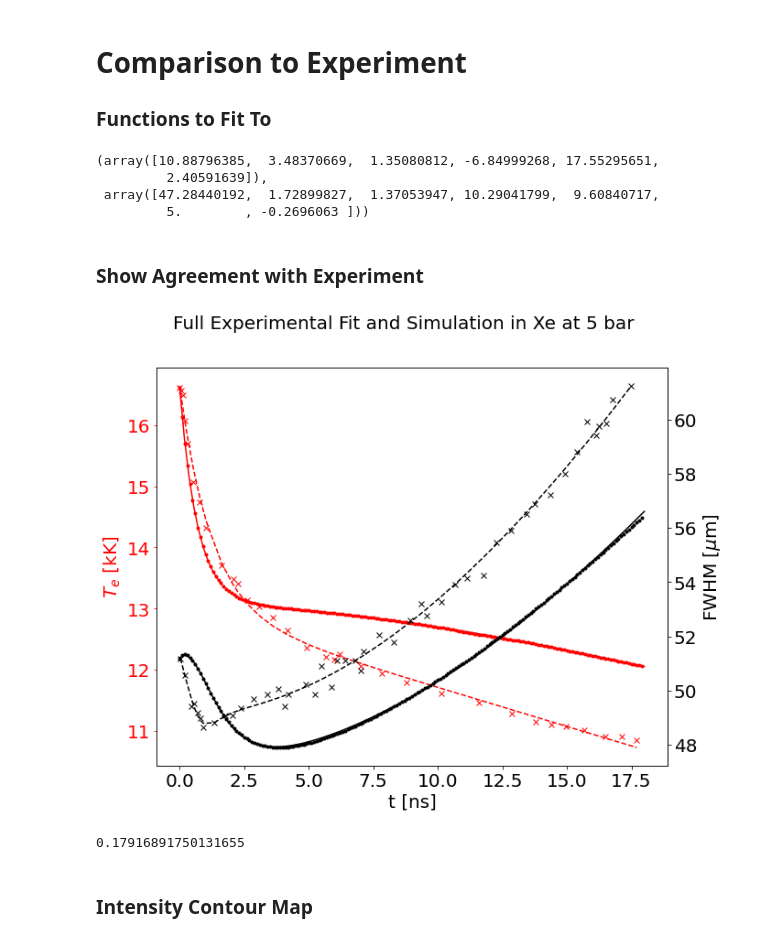
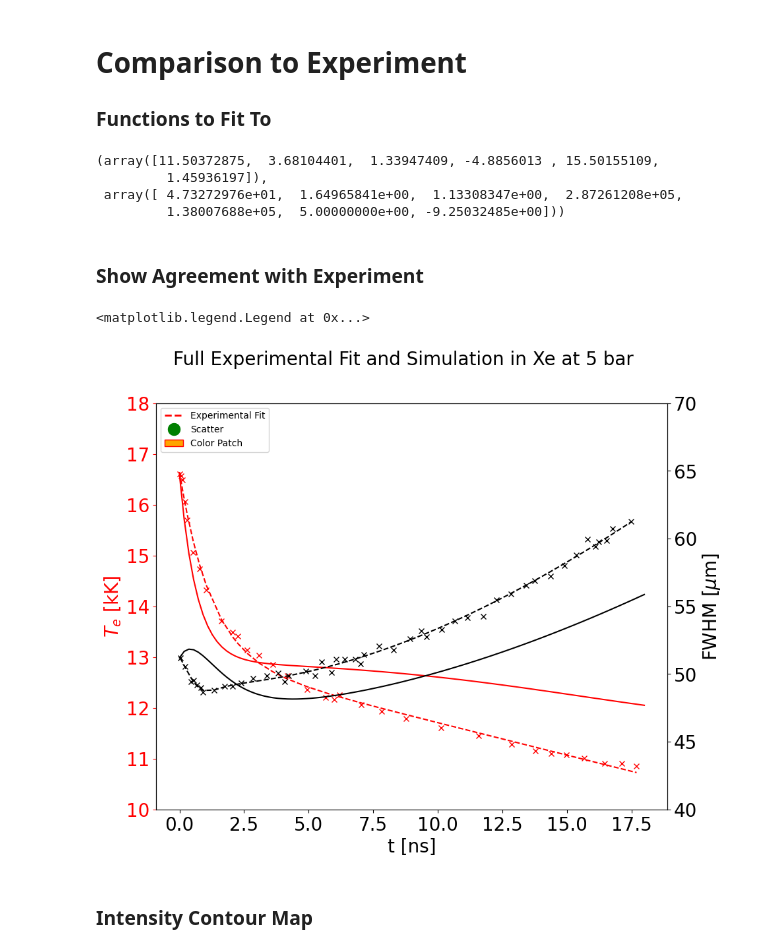
Before and after one commit to MurilloGroupMSU/Two-Temperature-Model, a Jupyter notebook: Xenon_Hydro_with_Absorption.ipynb, the cells around one changed output. Cells and saved outputs as stored; diff of their text form; code cells hidden in the pictures.

```diff
--- a/Xenon_Hydro_with_Absorption.ipynb
+++ b/Xenon_Hydro_with_Absorption.ipynb
@@ -72,7 +72,7 @@ with warnings.catch_warnings():
             exp = Measurements(Z, A, ttm.grid.r, ttm.n_e, ttm.n_i, ttm.Te, ttm.Ti, R_max = 100e-6, Nx =100, Nz=100)
             return Te_exp - exp.Te_fit, FWHM_exp - exp.FWHM
 #         sol = root(find_exp_params, (Te_exp, 2*FWHM_exp))
-        sol = root(find_exp_params, (0.9*Te_exp, 110e-6))
+        sol = root(find_exp_params, (1.15*Te_exp, 102.4e-6))
         return sol
 
     initial_conditions = fit_initial_condition(Xe_data['T[kK]'][0]*1e3, Xe_FWHM_data['FWHM[μm]'][0]/1e6,**model_kwargs)
@@ -81,7 +81,7 @@ print(initial_conditions)
 Te_initial, gaussian_FWHM = initial_conditions.x
 Xenon = Experiment(grid, n0, Z, A, Te_initial, gaussian_FWHM, **model_kwargs)
 
-ttm = HydroModel(Xenon, model = model_kwargs["model"])
+ttm = HydroModel(Xenon, model = model_kwargs["model"], electron_model='equilibrium')
 
 # Print Setup
 initial_setup = Measurements(Z, A, ttm.grid.r, ttm.n_e, ttm.n_i, ttm.Te, ttm.Ti, R_max = 200e-6, Nx =200, Nz=100)
@@ -175,7 +209,7 @@ plot_temp_profiles(ttm, ax = ax[0], title='JT', normalized=False, plot_times=Non
 # %%
 %%time
 FWHM_list = []
-FWHM_indices = list(range(len(ttm.t_saved_list) ))[::10]
+FWHM_indices = list(range(len(ttm.t_saved_list) ))[::1]
 FWHM_t_list = []
 Te_fit_list = []
 Intensity_list = []
@@ -217,13 +251,16 @@ Te_sim_vals = curve_fit(T_fit_form, np.array(FWHM_t_list)*1e9,np.array(Te_fit_li
 
 Te_sim_vals, FWHM_sim_vals
 # %% [output]
-(array([10.88796385,  3.48370669,  1.35080812, -6.84999268, 17.55295651,
-         2.40591639]),
- array([47.28440192,  1.72899827,  1.37053947, 10.29041799,  9.60840717,
-         5.        , -0.2696063 ]))
+(array([11.50372875,  3.68104401,  1.33947409, -4.8856013 , 15.50155109,
+         1.45936197]),
+ array([ 4.73272976e+01,  1.64965841e+00,  1.13308347e+00,  2.87261208e+05,
+         1.38007688e+05,  5.00000000e+00, -9.25032485e+00]))
 # %% [markdown]
 ### Show Agreement with Experiment
 # %%
+from matplotlib.lines import Line2D
+from matplotlib.patches import Patch
+
 fig, ax = plt.subplots(figsize=(10,8), facecolor='white')
 fig.suptitle("Full Experimental Fit and Simulation in Xe at 5 bar", fontsize=20)
 
@@ -234,43 +271,49 @@ dense_t_list = np.linspace(0,18,num=100)
 ax.plot(Xe_data['t[ns]'], Texp_fit_form(Xe_data['t[ns]'],*Te_vals), 'r--', label='Experiment Data')
 ax.plot(Xe_data['t[ns]'], Xe_data['T[kK]'], 'rx', label='Experiment Data')
 # Simulation and Fit
-ax.plot(np.array(FWHM_t_list)*1e9, np.array(Te_fit_list)/1e3,'r.')
+# ax.plot(np.array(FWHM_t_list)*1e9, np.array(Te_fit_list)/1e3,'r.')
 ax.plot(dense_t_list, T_fit_form(dense_t_list,*Te_sim_vals),'r-')
 # Extra
 # ax.plot(np.array(FWHM_t_list)*1e9, T_fit_form(np.array(FWHM_t_list)*1e9,*Te_sim_vals),'r-')
 # ax.plot(np.array(FWHM_t_list)*1e9, np.array(Te_fit_list)/1e3,'.', color='r', )
 
 
 ax.set_ylabel(r'$T_e$ [kK]', fontsize=20, color='r')
 ax.set_xlabel('t [ns]', fontsize=20)
 # ax.set_xlim(0,12)
 
 # ax.set_ylim(40,60)
 ax.tick_params(labelsize=20)
 ax.tick_params(axis='y',color='r', labelcolor='r')
 
 ax2 = ax.twinx()
 # Plot FWHM
 #Data and fit
 ax2.plot(Xe_FWHM_data['t[ns]'], Xe_FWHM_data['FWHM[μm]'], 'kx', label='Experiment Data')
 ax2.plot(Xe_FWHM_data['t[ns]'], FWHM_fit_form(Xe_FWHM_data['t[ns]'],*FWHM_vals),'k--')
 # Simulation and Fit
-ax2.plot(np.array(FWHM_t_list)*1e9, np.array(FWHM_list)*1e6,'.k')
+# ax2.plot(np.array(FWHM_t_list)*1e9, np.array(FWHM_list)*1e6,'.k')
 ax2.plot(dense_t_list, FWHM_fit_form(dense_t_list,*FWHM_sim_vals),'k-')
 
 
 
 ax2.set_ylabel('FWHM [$\mu$m]', fontsize=20)
 ax2.tick_params(labelsize=20)
 # ax.set_xscale('log')
 # ax2.set_yscale('log')
-# ax.set_xlim(0,3)
+ax2.set_ylim(40,70)
+ax.set_ylim(10,18)
+
+legend_elements = [Line2D([0], [0], color='r', lw=2, label='Experimental Fit',linestyle='--'),
+                   Line2D([0], [0], marker='o', color='w', label='Scatter',
+                          markerfacecolor='g', markersize=15),
+                   Patch(facecolor='orange', edgecolor='r',
+                         label='Color Patch')]
+
+ax.legend(handles=legend_elements, loc='upper left')
 # %% [output]
+<matplotlib.legend.Legend at 0x...>
-[figure, old version]
+[figure, new version]
-# %%
-(10.8/16.6)**4
-# %% [output]
-0.17916891750131655
 # %% [markdown]
 ### Intensity Contour Map
 # %%
```
Also changed, not shown: parts of 12 cells of this notebook, 7 other files.
